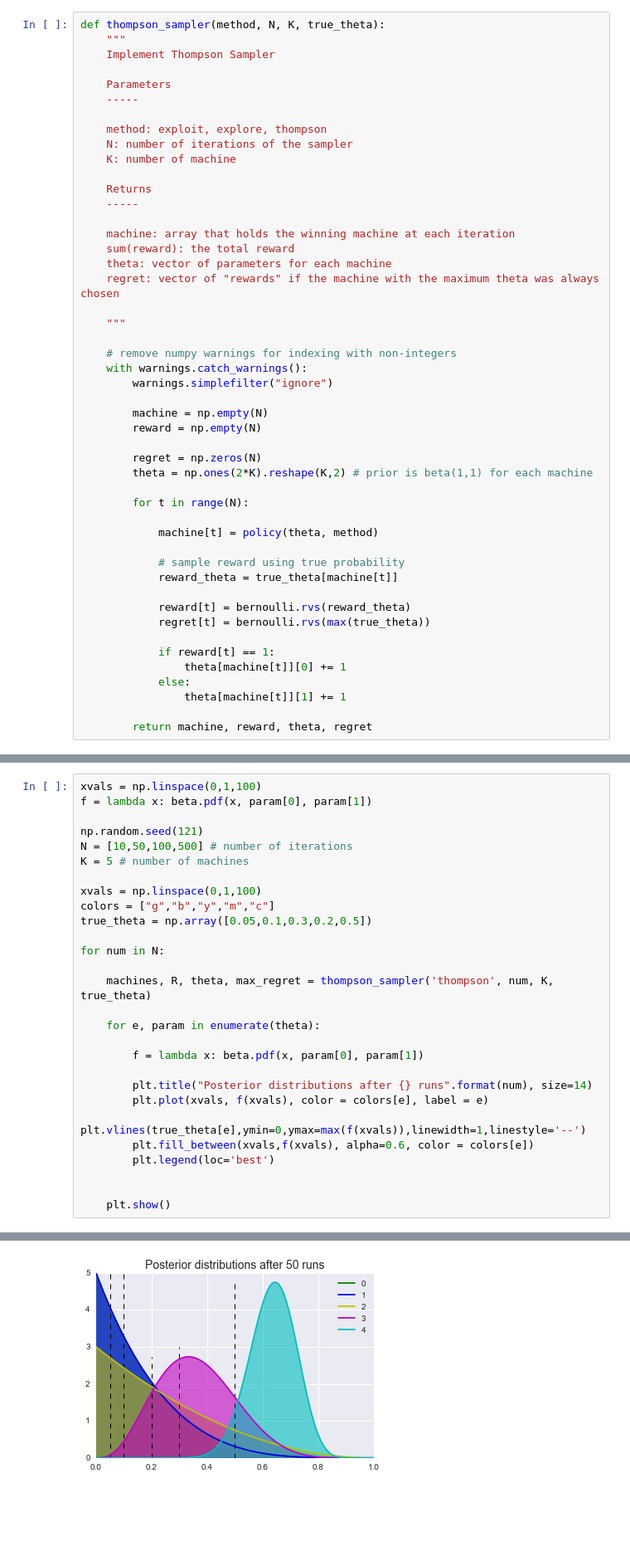
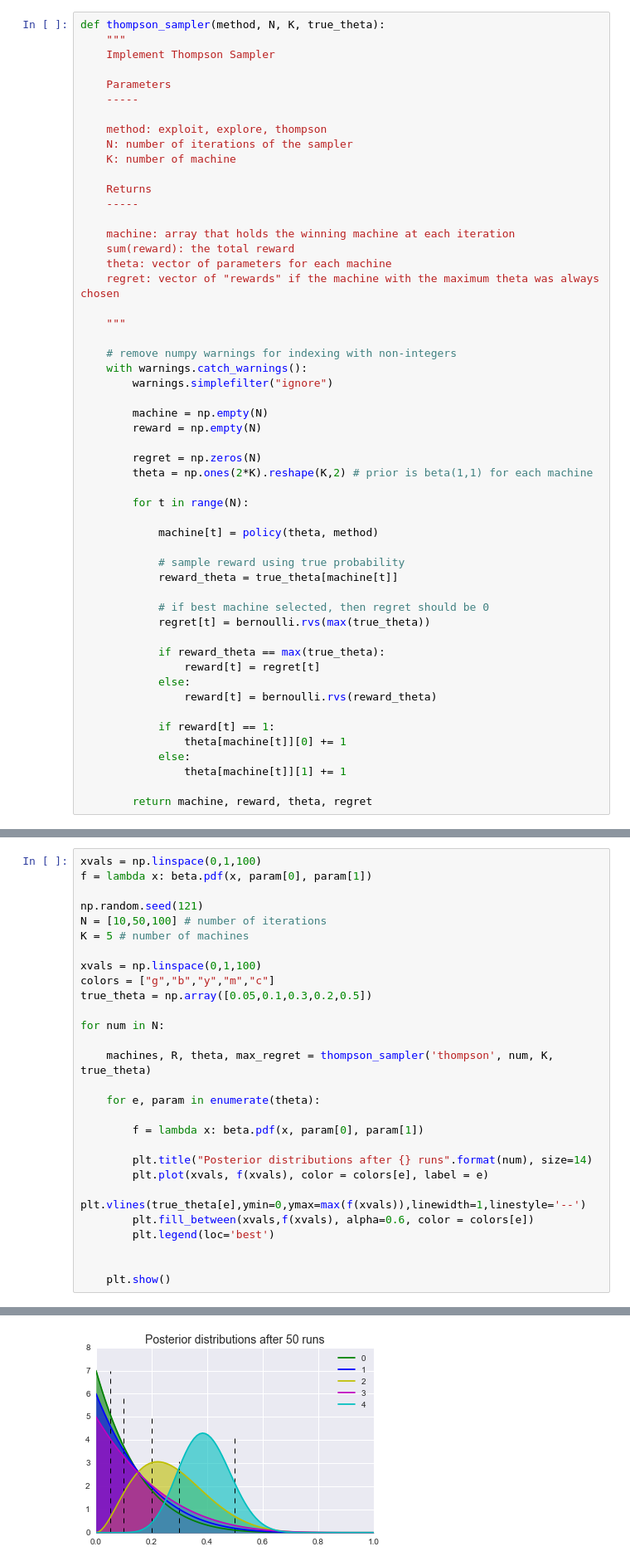
Before and after one commit to timoryxl/Multi-armed-bandit, a Jupyter notebook: bandit_update.ipynb, the cells around one changed output, grey strips where cells are left out. Shown at 83% size. Drawn from its saved outputs; the diff is of its cells as text; blank space fills up the shorter version.

Commit message:
fixed regret

```diff
--- a/bandit_update.ipynb
+++ b/bandit_update.ipynb
@@ -64,8 +64,13 @@ def thompson_sampler(method, N, K, true_theta):
             # sample reward using true probability
             reward_theta = true_theta[machine[t]]
 
-            reward[t] = bernoulli.rvs(reward_theta)
+            # if best machine selected, then regret should be 0
             regret[t] = bernoulli.rvs(max(true_theta))
+
+            if reward_theta == max(true_theta):
+                reward[t] = regret[t]
+            else:
+                reward[t] = bernoulli.rvs(reward_theta)
 
             if reward[t] == 1:
                 theta[machine[t]][0] += 1
@@ -123,7 +127,7 @@ xvals = np.linspace(0,1,100)
 f = lambda x: beta.pdf(x, param[0], param[1])
 
 np.random.seed(121)
-N = [10,50,100,500] # number of iterations
+N = [10,50,100] # number of iterations
 K = 5 # number of machines
 
 xvals = np.linspace(0,1,100)
@@ -151 +155 @@ for num in N:
-[figure, old version]
+[figure, new version]
```
Also changed, not shown: parts of 8 cells of this notebook.
